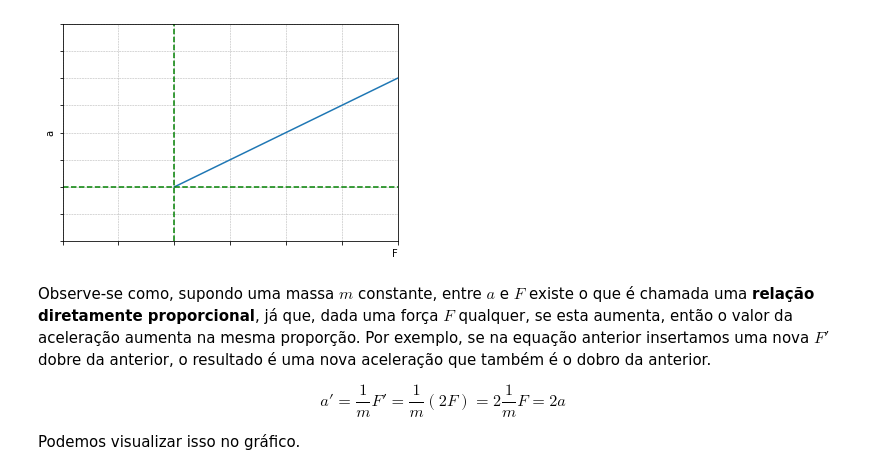
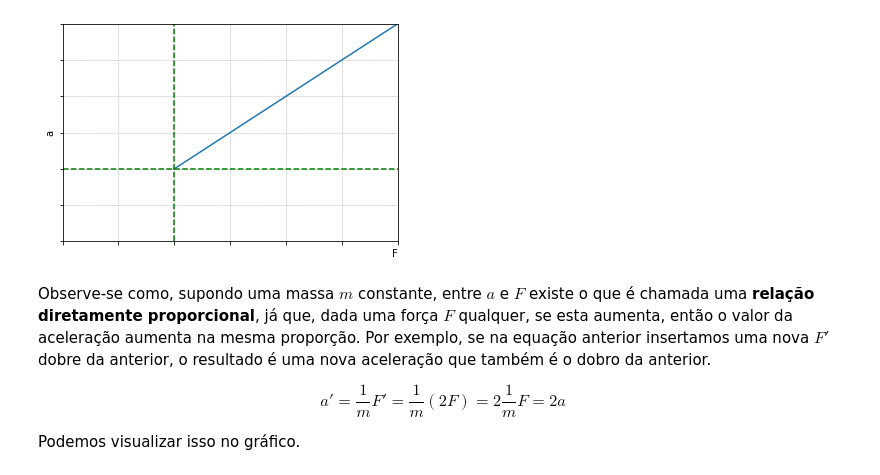
Before and after one commit to BorjaRuizReverter/LivroFisicaGeral, a Jupyter notebook: Capitulo6.ipynb, the cells around one changed output. Drawn from its saved outputs; the diff is of its cells as text; code cells hidden in the pictures.

```diff
--- a/Capitulo6.ipynb
+++ b/Capitulo6.ipynb
@@ -98,35 +98,35 @@ plt.plot(x, y, marker='')
 
 # naming the x axis
 plt.xlabel('F', loc='right')
 # naming the y axis
 plt.ylabel('a')
 
 # giving a title to my graph
 plt.title('')
 
 #axis limits
 plt.xlim(-2, 4)
-plt.ylim(-2, 6)
+plt.ylim(-2, 4)
 
 plt.grid(linestyle = '--', linewidth = 0.5)
 
 xorigem_ver = [0, 0]
 yorigem_ver = [-2, 6]
 plt.plot(xorigem_ver, yorigem_ver, marker='', color='green', linestyle="--")
 
 xorigem_hor = [-2, 6]
 yorigem_hor = [0, 0]
 plt.plot(xorigem_hor, yorigem_hor, marker='', color='green', linestyle="--")
 
 plt.tick_params(left=True,
                 bottom=True,
                 labelleft=False,
                 labelbottom=False)
 
 # function to show the plot
 plt.show()
 # %% [output]
-[figure, old version]
+[figure, new version]
 # %% [markdown]
 Observe-se como, supondo uma massa $m$ constante, entre $a$ e $F$ existe o que é chamada uma **relação diretamente proporcional**, já que, dada uma força $F$ qualquer, se esta aumenta, então o valor da aceleração aumenta na mesma proporção. Por exemplo, se na equação anterior insertamos uma nova $F'$ dobre da anterior, o resultado é uma nova aceleração que também é o dobro da anterior.
 
```
Also changed, not shown: parts of 4 cells of this notebook.
